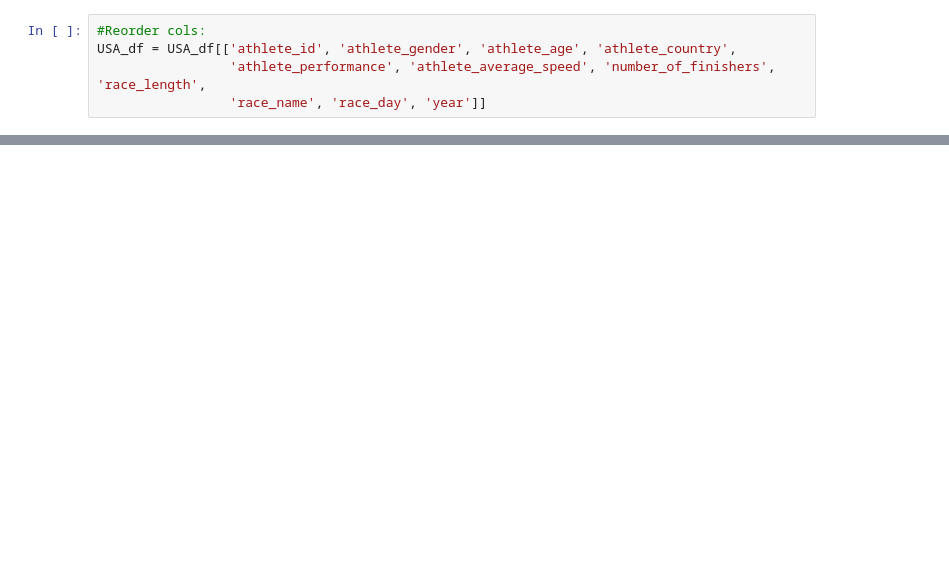
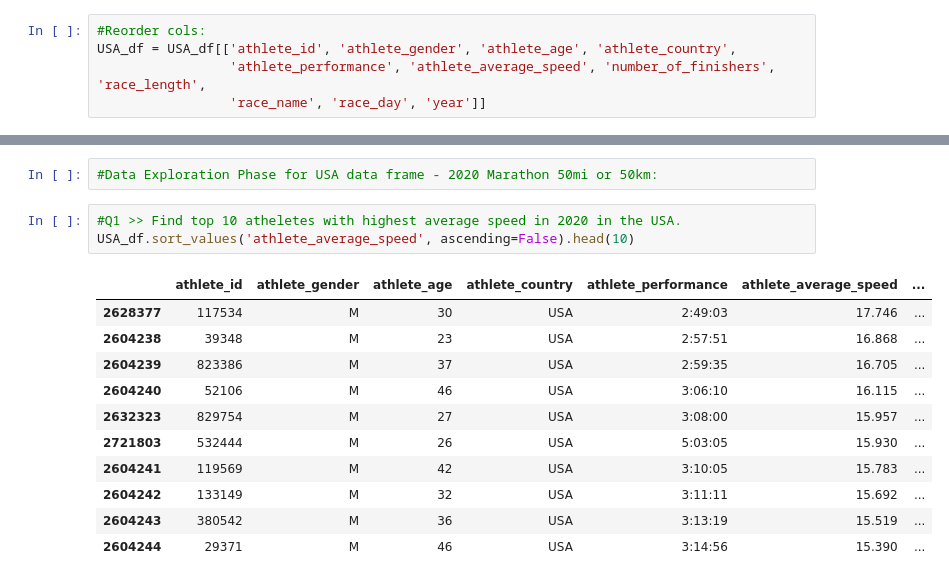
Before and after one commit to maedeh-dqn/ultra_marathon_project, a Jupyter notebook: Analyis.ipynb, the cells around one changed output, grey strips where cells are left out. Drawn from its saved outputs; the diff is of its cells as text; blank space fills up the shorter version.

```diff
--- a/Analyis.ipynb
+++ b/Analyis.ipynb
@@ -199,0 +216,17 @@ NameError: name 'USA_df' is not defined
+# %%
+#Data Exploration Phase for USA data frame - 2020 Marathon 50mi or 50km:
+# %%
+#Q1 >> Find top 10 atheletes with highest average speed in 2020 in the USA.
+USA_df.sort_values('athlete_average_speed', ascending=False).head(10)
+# %% [output]
+|  | athlete_id | athlete_gender | athlete_age | athlete_country | athlete_performance | athlete_average_speed | ... |
+| 2628377 | 117534 | M | 30 | USA | 2:49:03 | 17.746 | ... |
+| 2604238 | 39348 | M | 23 | USA | 2:57:51 | 16.868 | ... |
+| 2604239 | 823386 | M | 37 | USA | 2:59:35 | 16.705 | ... |
+| 2604240 | 52106 | M | 46 | USA | 3:06:10 | 16.115 | ... |
+| 2632323 | 829754 | M | 27 | USA | 3:08:00 | 15.957 | ... |
+| 2721803 | 532444 | M | 26 | USA | 5:03:05 | 15.930 | ... |
+| 2604241 | 119569 | M | 42 | USA | 3:10:05 | 15.783 | ... |
+| 2604242 | 133149 | M | 32 | USA | 3:11:11 | 15.692 | ... |
+| 2604243 | 380542 | M | 36 | USA | 3:13:19 | 15.519 | ... |
+| 2604244 | 29371 | M | 46 | USA | 3:14:56 | 15.390 | ... |
```
Also changed, not shown: parts of 6 cells of this notebook.
